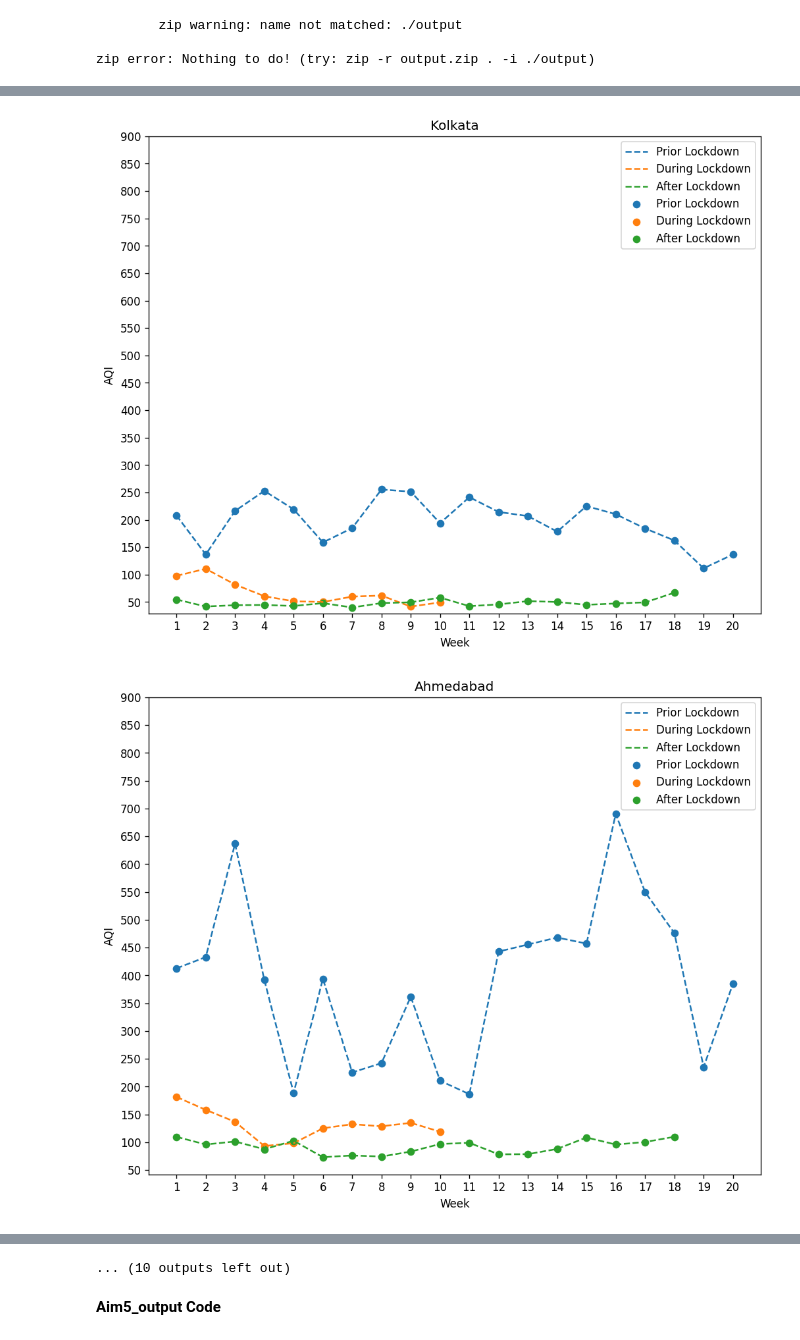
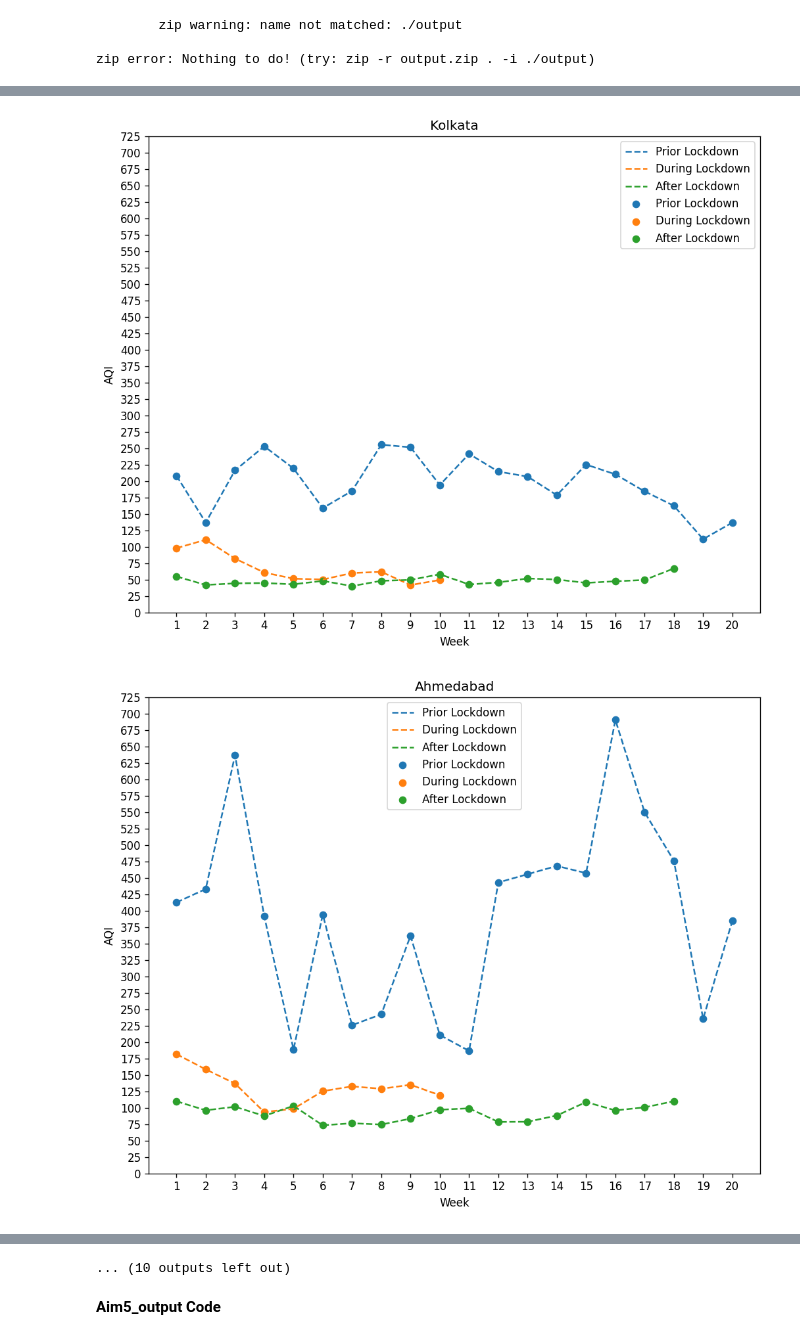
Before and after one commit to narein97/Data-Mining-Project, a Jupyter notebook: Source_code.ipynb, the cells around one changed output, grey strips where cells are left out. Drawn from its saved outputs; the diff is of its cells as text; code cells hidden in the pictures.

```diff
--- a/Source_code.ipynb
+++ b/Source_code.ipynb
@@ -396,7 +396,7 @@ for i in list_cities:
   plt.plot(df2[0],df2[1],'--',label='After Lockdown')
 
   plt.xticks(range(1,21,1))
-  plt.yticks(range(50,950,50))
+  plt.yticks(range(0,750,25))
   plt.xlabel('Week')
   plt.ylabel('AQI')
   plt.title(i)
@@ -410,2 +410,2 @@ for i in list_cities:
-[figure, old version]
+[figure, new version]
-[figure, old version]
+[figure, new version]
```
Also changed, not shown: parts of 1 cell of this notebook.
